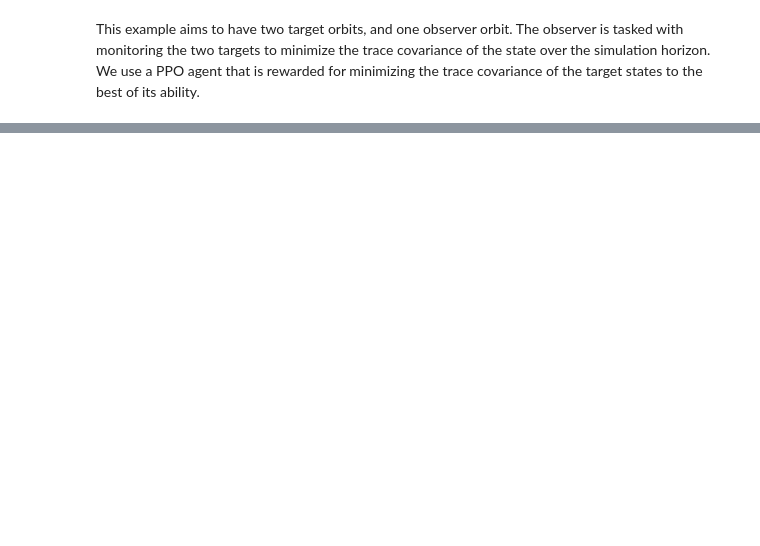
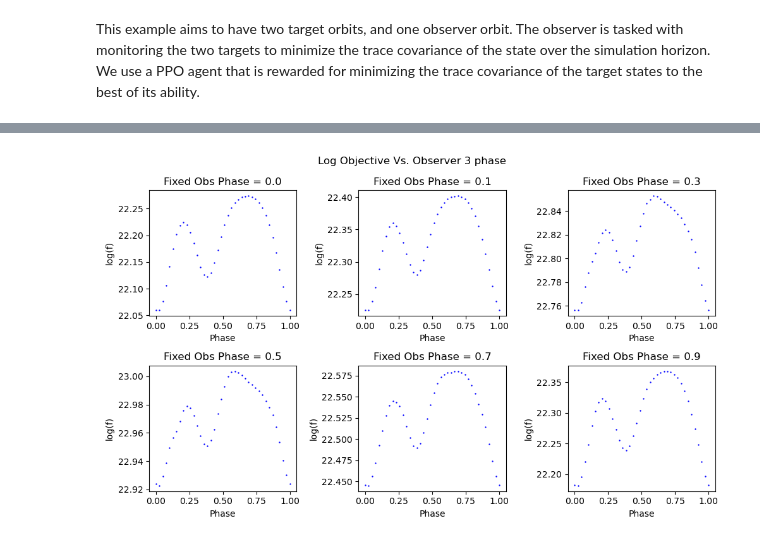
Before and after one commit to Malav-P/sensor_phase_task, a Jupyter notebook: example/ssa_problem_test.ipynb, the cells around one changed output, grey strips where cells are left out. Saved outputs shown, nothing was run; the diff lists cells and outputs as text; code cells hidden in the pictures; blank space fills up the shorter version.

```diff
--- a/example/ssa_problem_test.ipynb
+++ b/example/ssa_problem_test.ipynb
@@ -90,25 +150,32 @@ visualize_info_vs_phase(prob, phases, 2, 2)
 # %%
-fig, axs = plt.subplots(2, 3)
-fig.suptitle('Observer 2 Information Gain vs. Phase\nat Fixed Observer 1 Phase')
+fig, axs = plt.subplots(2, 3, figsize=(10,6))
+observer = 3
+n_observers = prob.num_agents
+fig.suptitle(f"Log Objective Vs. Observer {observer} phase")
 
 phases = np.linspace(0.0, 1.0, 40)
 
 fixed_phases = [0.0, 0.1, 0.3, 0.5, 0.7, 0.9]
 
 for i, ax in enumerate(axs.flatten()):
     sols = np.zeros_like(phases)
 
+    x = [fixed_phases[i]]*n_observers
+
     for j, phase in enumerate(phases):
-        sols[j] = prob.fitness( [fixed_phases[i], phase])[0]
+        x[observer-1] = phase
+        sols[j] = -prob.fitness(x)[0]
 
     ax.set_xlabel("Phase")
     ax.set_ylabel("log(f)")
-    ax.set_title(f"Obs 1 Phase = {fixed_phases[i]}")
-    ax.scatter(phases, np.log(-sols), color = "blue", marker='.', label="optimal info. gain", s=2)
+    ax.set_title(f"Fixed Obs Phase = {fixed_phases[i]}")
+    ax.scatter(phases, np.log(sols), color = "blue", marker='.', s=2)
 
 
 plt.tight_layout()
 plt.show()
+# %% [output]
+[figure, added]
 # %%
 
 # Define the function
```
Also changed, not shown: parts of 7 cells of this notebook, 12 other files.
